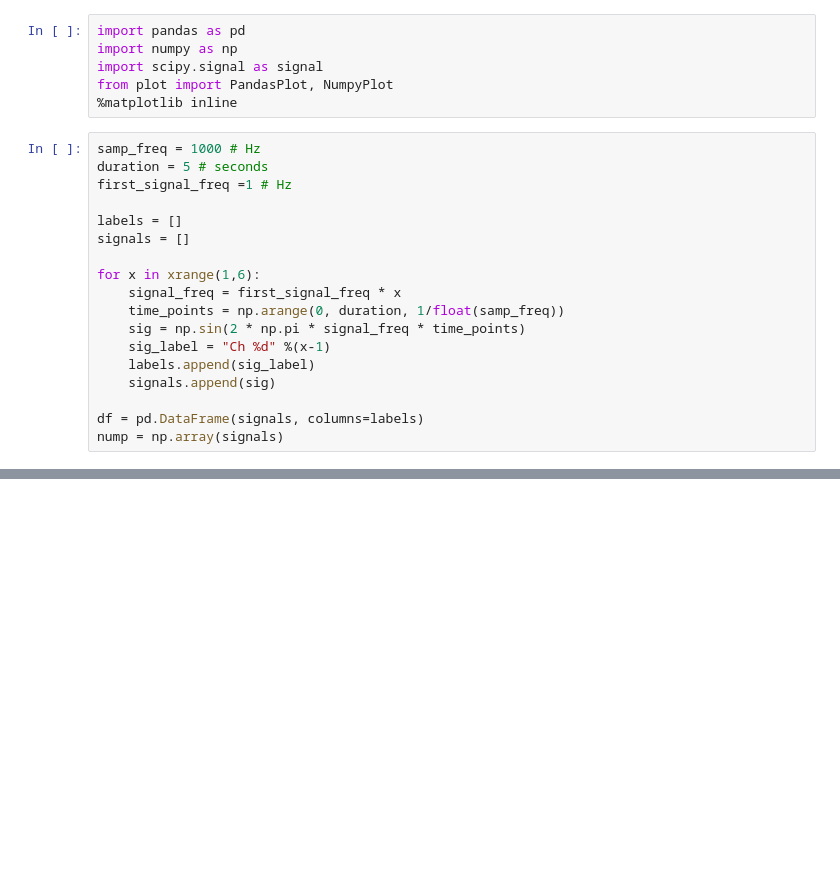
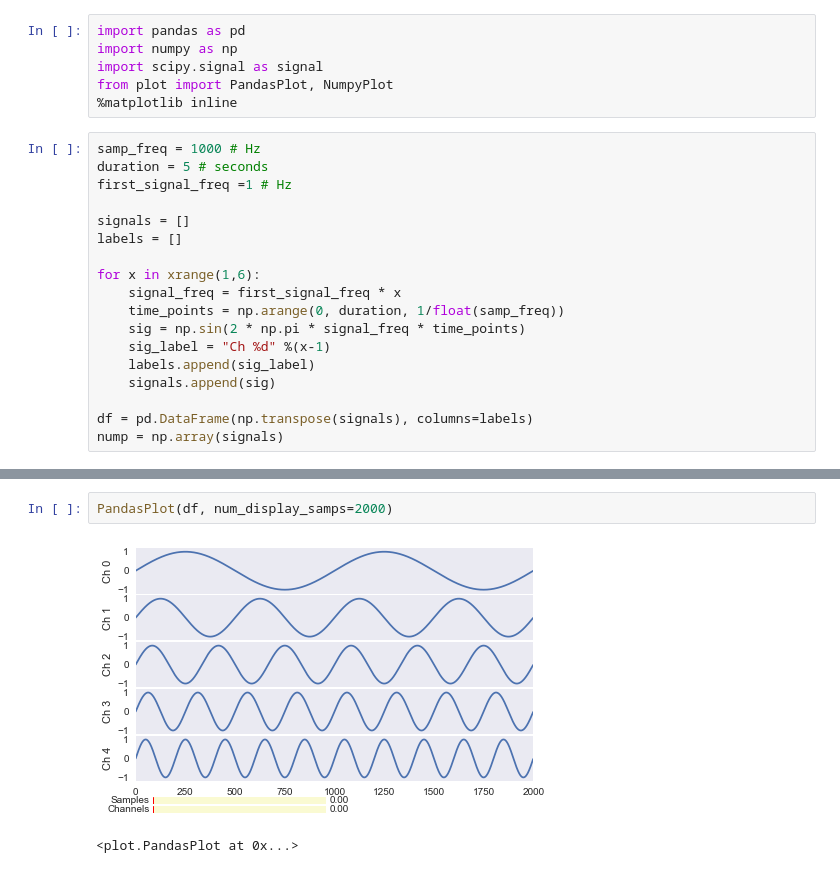
Before and after one commit to mgorenstein/multiplot, a Jupyter notebook: tutorial.ipynb, the cells around one changed output, grey strips where cells are left out. Saved outputs shown, nothing was run; the diff lists cells and outputs as text; blank space fills up the shorter version.

Commit message:
add num_display_samps

```diff
--- a/tutorial.ipynb
+++ b/tutorial.ipynb
@@ -9,8 +9,8 @@ samp_freq = 1000 # Hz
 duration = 5 # seconds
 first_signal_freq =1 # Hz
 
+signals = []
 labels = []
-signals = []
 
 for x in xrange(1,6):
     signal_freq = first_signal_freq * x
@@ -20,5 +20,5 @@ for x in xrange(1,6):
     labels.append(sig_label)
     signals.append(sig)
 
-df = pd.DataFrame(signals, columns=labels)
+df = pd.DataFrame(np.transpose(signals), columns=labels)
 nump = np.array(signals)
@@ -37,3 +48,8 @@ PandasPlot(df, num_display_chans=2)
+# %%
+PandasPlot(df, num_display_samps=2000)
+# %% [output]
+[figure, added]
+<plot.PandasPlot at 0x...>
 # %%
 highlights = {'Ch 0': [[2000, 3000]],
               'Ch 2': [[1000, 2000], [3000, 4000]],
```
Also changed, not shown: parts of 7 cells of this notebook.
